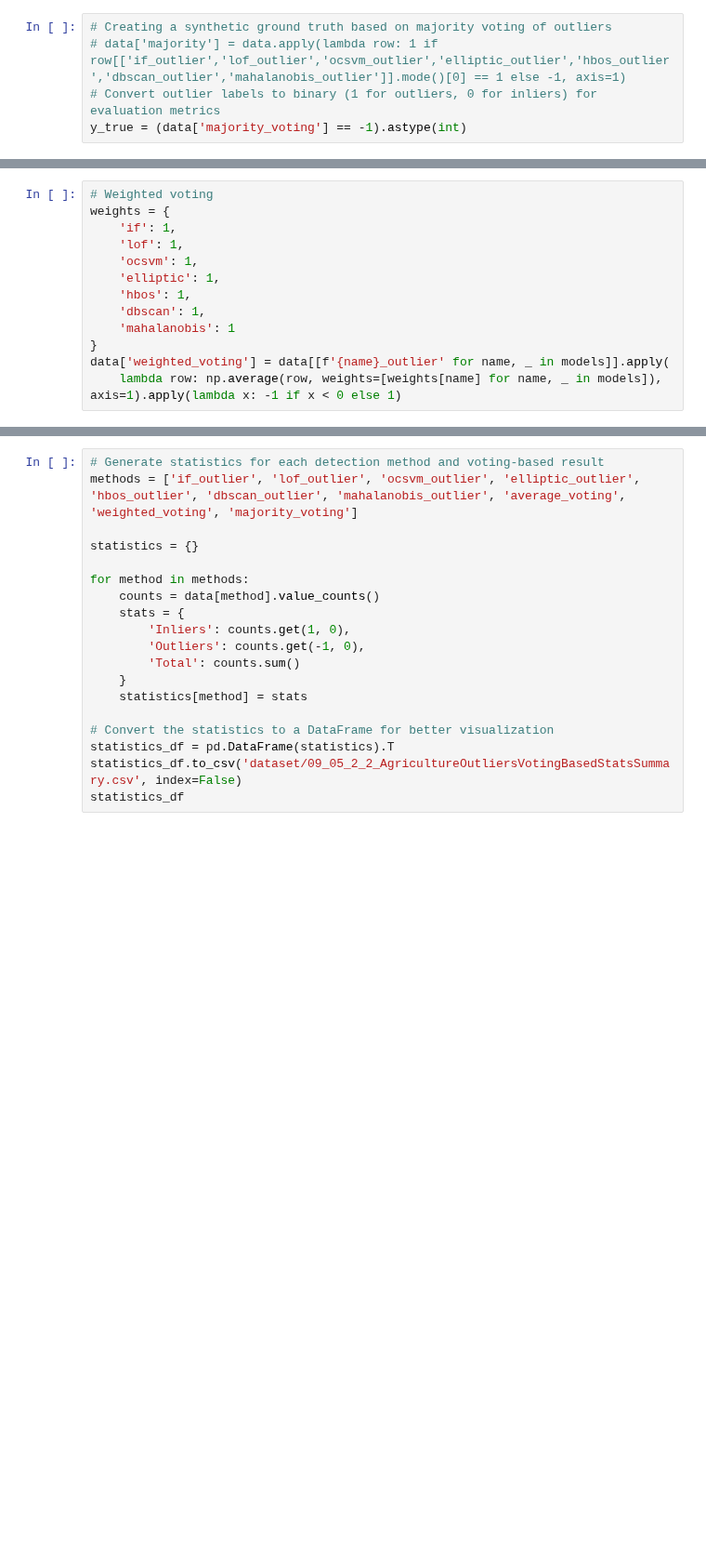
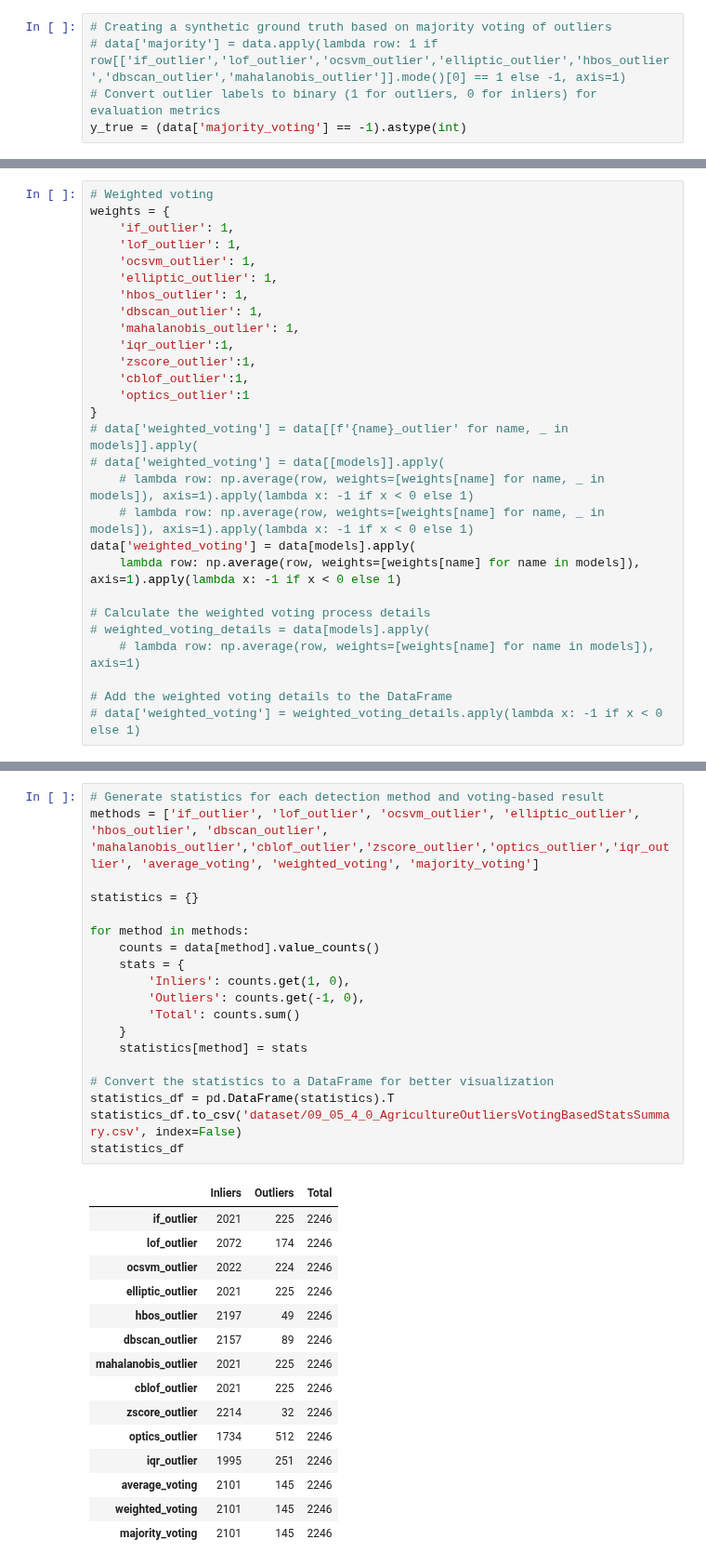
Before and after one commit to roniwahyu/outlier-detection2024, a Jupyter notebook: 01.Dataset-Rofiqul/Ujicoba3-29052024/09_05_2_N2O_Agriculture_OutliersDetection_VotingBased_2.ipynb, the cells around one changed output, grey strips where cells are left out. Shown at 93% size. Saved outputs shown, nothing was run; the diff lists cells and outputs as text; blank space fills up the shorter version.

```diff
--- a/01.Dataset-Rofiqul/Ujicoba3-29052024/09_05_2_N2O_Agriculture_OutliersDetection_VotingBased_2.ipynb
+++ b/01.Dataset-Rofiqul/Ujicoba3-29052024/09_05_2_N2O_Agriculture_OutliersDetection_VotingBased_2.ipynb
@@ -196,14 +150,29 @@ data
-# %%
-# Weighted voting
-weights = {
-    'if': 1,
-    'lof': 1,
-    'ocsvm': 1,
-    'elliptic': 1,
-    'hbos': 1,
-    'dbscan': 1,
-    'mahalanobis': 1
-}
-data['weighted_voting'] = data[[f'{name}_outlier' for name, _ in models]].apply(
-    lambda row: np.average(row, weights=[weights[name] for name, _ in models]), axis=1).apply(lambda x: -1 if x < 0 else 1)
+# %%
+# Weighted voting
+weights = {
+    'if_outlier': 1,
+    'lof_outlier': 1,
+    'ocsvm_outlier': 1,
+    'elliptic_outlier': 1,
+    'hbos_outlier': 1,
+    'dbscan_outlier': 1,
+    'mahalanobis_outlier': 1,
+    'iqr_outlier':1,
+    'zscore_outlier':1,
+    'cblof_outlier':1,
+    'optics_outlier':1
+}
+# data['weighted_voting'] = data[[f'{name}_outlier' for name, _ in models]].apply(
+# data['weighted_voting'] = data[[models]].apply(
+    # lambda row: np.average(row, weights=[weights[name] for name, _ in models]), axis=1).apply(lambda x: -1 if x < 0 else 1)
+    # lambda row: np.average(row, weights=[weights[name] for name, _ in models]), axis=1).apply(lambda x: -1 if x < 0 else 1)
+data['weighted_voting'] = data[models].apply(
+    lambda row: np.average(row, weights=[weights[name] for name in models]), axis=1).apply(lambda x: -1 if x < 0 else 1)
+
+# Calculate the weighted voting process details
+# weighted_voting_details = data[models].apply(
+    # lambda row: np.average(row, weights=[weights[name] for name in models]), axis=1)
+
+# Add the weighted voting details to the DataFrame
+# data['weighted_voting'] = weighted_voting_details.apply(lambda x: -1 if x < 0 else 1)
 # %%
@@ -216,19 +216,35 @@ data.info()
 # %%
 # Generate statistics for each detection method and voting-based result
-methods = ['if_outlier', 'lof_outlier', 'ocsvm_outlier', 'elliptic_outlier', 'hbos_outlier', 'dbscan_outlier', 'mahalanobis_outlier', 'average_voting', 'weighted_voting', 'majority_voting']
+methods = ['if_outlier', 'lof_outlier', 'ocsvm_outlier', 'elliptic_outlier', 'hbos_outlier', 'dbscan_outlier', 'mahalanobis_outlier','cblof_outlier','zscore_outlier','optics_outlier','iqr_outlier', 'average_voting', 'weighted_voting', 'majority_voting']
 
 statistics = {}
 
 for method in methods:
     counts = data[method].value_counts()
     stats = {
         'Inliers': counts.get(1, 0),
         'Outliers': counts.get(-1, 0),
         'Total': counts.sum()
     }
     statistics[method] = stats
 
 # Convert the statistics to a DataFrame for better visualization
 statistics_df = pd.DataFrame(statistics).T
-statistics_df.to_csv('dataset/09_05_2_2_AgricultureOutliersVotingBasedStatsSummary.csv', index=False)
+statistics_df.to_csv('dataset/09_05_4_0_AgricultureOutliersVotingBasedStatsSummary.csv', index=False)
 statistics_df
+# %% [output]
+|  | Inliers | Outliers | Total |
+| if_outlier | 2021 | 225 | 2246 |
+| lof_outlier | 2072 | 174 | 2246 |
+| ocsvm_outlier | 2022 | 224 | 2246 |
+| elliptic_outlier | 2021 | 225 | 2246 |
+| hbos_outlier | 2197 | 49 | 2246 |
+| dbscan_outlier | 2157 | 89 | 2246 |
+| mahalanobis_outlier | 2021 | 225 | 2246 |
+| cblof_outlier | 2021 | 225 | 2246 |
+| zscore_outlier | 2214 | 32 | 2246 |
+| optics_outlier | 1734 | 512 | 2246 |
+| iqr_outlier | 1995 | 251 | 2246 |
+| average_voting | 2101 | 145 | 2246 |
+| weighted_voting | 2101 | 145 | 2246 |
+| majority_voting | 2101 | 145 | 2246 |
```
Also changed, not shown: parts of 15 cells of this notebook, 8 other files.
